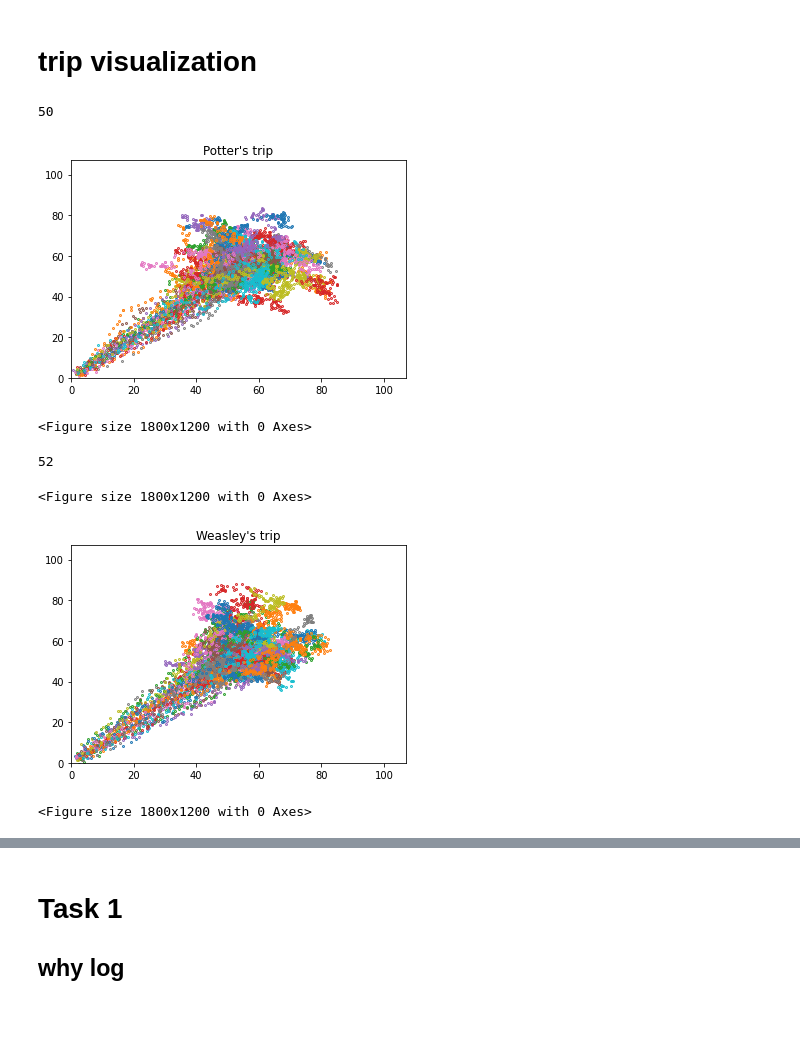
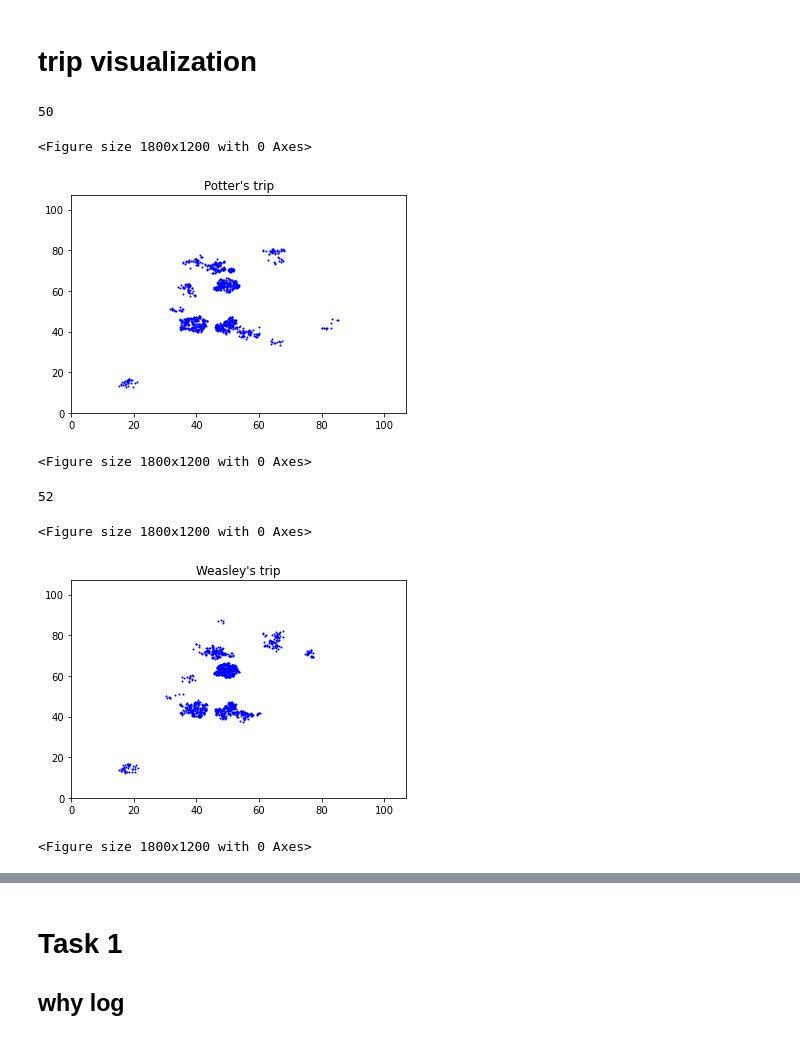
Before and after one commit to BillXSY/VE414, a Jupyter notebook: project/proj.ipynb, the cells around one changed output, grey strips where cells are left out. Cells and saved outputs as stored; diff of their text form; code cells hidden in the pictures.

```diff
--- a/project/proj.ipynb
+++ b/project/proj.ipynb
@@ -40,21 +40,22 @@ df
 # %%
 # Potter's trip
 trip_cnt = max(df_potter['Trip'])
 print(len(df_potter['Trip'].unique()))
 
 for t in range(len(df_potter['Trip'].unique())):
-    temp_df = df_potter.query("Trip == @t")
-    plt.plot(temp_df['X'], temp_df['Y'], 'o', markersize=1.9,linewidth=0.1, markerfacecolor='none')
+    temp_df = df_potter.query("Trip == @t").query('Close > 0')
+    plt.plot(temp_df['X'], temp_df['Y'], 'bo', markersize=1,linewidth=0.1, markerfacecolor='none')
 
 
 plt.xlim(xmin=0, xmax=107)
 plt.ylim(ymin=0, ymax=107)
 plt.title("Potter's trip")
 plt.figure(dpi=300)
 # %% [output]
 50
+<Figure size 1800x1200 with 0 Axes>
-[figure, old version]
+[figure, new version]
-<Figure size 1800x1200 with 0 Axes>
+<Figure size 1800x1200 with 0 Axes>
 # %%
 # weasley's trip
 
@@ -62,8 +63,8 @@ trip_cnt = max(df_weasley['Trip'])
 print(len(df_weasley['Trip'].unique()))
 
 for t in range(len(df_weasley['Trip'].unique())):
-    temp_df = df_weasley.query("Trip == @t")
-    plt.plot(temp_df['X'], temp_df['Y'], 'o', markersize=1.9,linewidth=0.1, markerfacecolor='none')
+    temp_df = df_weasley.query("Trip == @t").query('Close > 0')
+    plt.plot(temp_df['X'], temp_df['Y'], 'bo', markersize=1,linewidth=0.1, markerfacecolor='none')
 
 
 plt.xlim(xmin=0, xmax=107)
@@ -73,7 +74,7 @@ plt.figure(dpi=300)
 # %% [output]
 52
 <Figure size 1800x1200 with 0 Axes>
-[figure, old version]
+[figure, new version]
 <Figure size 1800x1200 with 0 Axes>
 # %%
 # df_granger's trip
```
Also changed, not shown: parts of 9 cells of this notebook.
